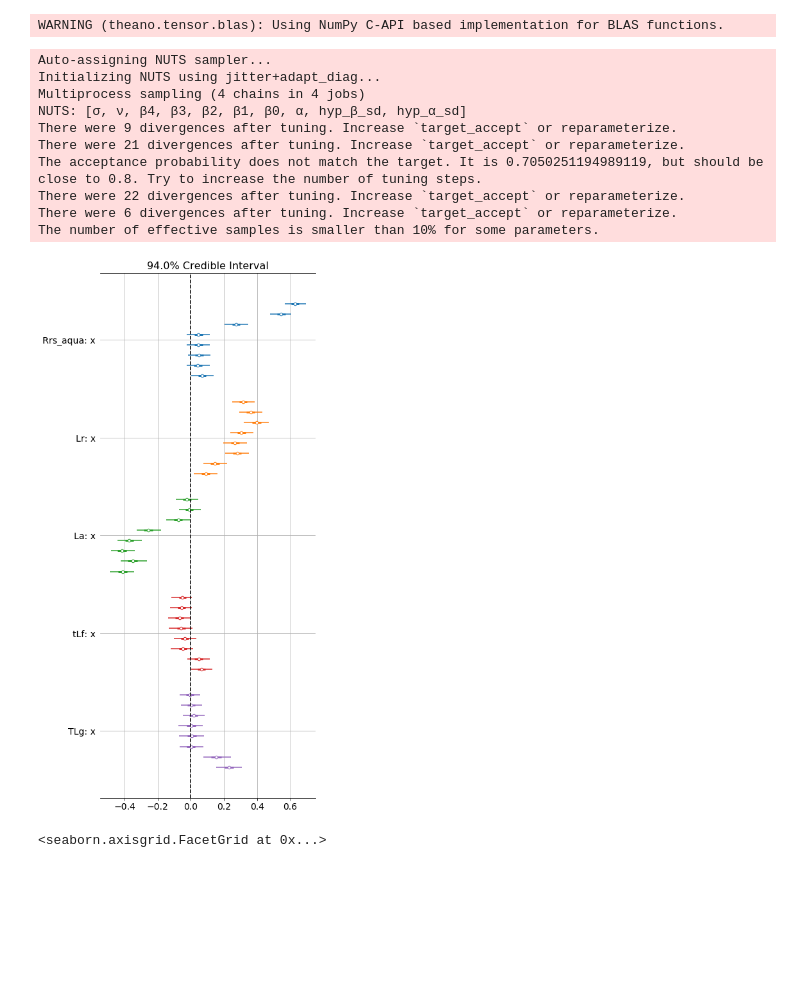
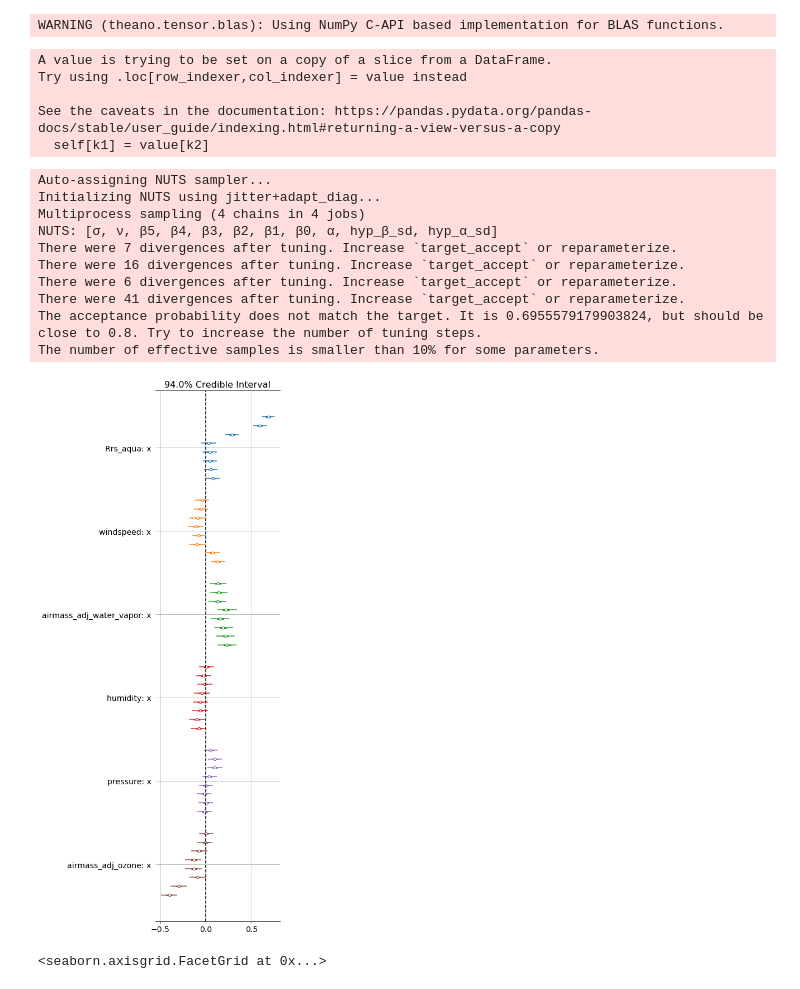
Before and after one commit to amiribr/moby_bias_analysis, a Jupyter notebook: moby_analysis_obs_aqua.ipynb, the cells around one changed output. Saved outputs shown, nothing was run; the diff lists cells and outputs as text; code cells hidden in the pictures; blank space fills up the shorter version.

Commit message:
airmass adjusted

```diff
--- a/moby_analysis_obs_aqua.ipynb
+++ b/moby_analysis_obs_aqua.ipynb
@@ -61,3 +59,22 @@ dfn = (ndf - ndf.mean())/ndf.std()
+# %%
+ndf = df.dropna()
+# ndf[Lt_names] = np.atleast_2d(fsol.values).T*ndf[Lt_names]
+# ndf[Lr_names] = np.atleast_2d(fsol.values).T*ndf[Lr_names]
+# ndf[La_names] = np.atleast_2d(fsol.values).T*ndf[La_names]
+# ndf[TLg_names] = np.atleast_2d(fsol.values).T*ndf[TLg_names]
+# ndf[tLf_names] = np.atleast_2d(fsol.values).T*ndf[tLf_names]
+
+airmass = 1/np.cos(np.deg2rad(ndf[solz_names])).values + 1/np.cos(np.deg2rad(ndf[senz_names])).values
+ndf[water_vapor_names] = airmass*ndf[water_vapor_names]
+ndf[ozone_names] = airmass*ndf[ozone_names]
+
+dfn = (ndf - ndf.mean())/ndf.std()
+# %% [output]
+A value is trying to be set on a copy of a slice from a DataFrame.
+Try using .loc[row_indexer,col_indexer] = value instead
+
+See the caveats in the documentation: https://pandas.pydata.org/pandas-docs/stable/user_guide/indexing.html#returning-a-view-versus-a-copy
+  self[k1] = value[k2]
 # %%
 indx = np.arange(0,len(wave))
 
@@ -72,7 +89,7 @@ with pm.Model() as pooled_model_ST_MLR:
     β2 = pm.Normal('β2', 0, sd=hyp_β_sd, shape=ndata)
     β3 = pm.Normal('β3', 0, sd=hyp_β_sd, shape=ndata)
     β4 = pm.Normal('β4', 0, sd=hyp_β_sd, shape=ndata)
-#     β5 = pm.Normal('β5', 0, sd=hyp_β_sd, shape=ndata)
+    β5 = pm.Normal('β5', 0, sd=hyp_β_sd, shape=ndata)
 
     # Model DOF
     ν = pm.Exponential('ν', 1/30)
@@ -86,15 +103,15 @@ with pm.Model() as pooled_model_ST_MLR:
 #     Rrs_est = α[indx] + β0[indx]*dfn[Rrs_mob_names] + β1[indx]*dfn[solz_names]  +\
 #                β2[indx]*dfn[senz_names] + β3[indx]*dfn[relaz_names]
 
-#     Rrs_est = α[indx] + β0[indx]*dfn[Rrs_mob_names] + β1[indx]*dfn[windspeed_names]  +\
-#                β2[indx]*dfn[water_vapor_names] + β3[indx]*dfn[humidity_names] +\
-#                β4[indx]*dfn[pressure_names] + β5[indx]*dfn[ozone_names]
+    Rrs_est = α[indx] + β0[indx]*dfn[Rrs_mob_names] + β1[indx]*dfn[windspeed_names]  +\
+               β2[indx]*dfn[water_vapor_names] + β3[indx]*dfn[humidity_names] +\
+               β4[indx]*dfn[pressure_names] + β5[indx]*dfn[ozone_names]
 
 #     Rrs_est = α[indx] + β0[indx]*dfn[Rrs_mob_names] + β1[indx]*dfn[angstrom_names]  +\
 #                β2[indx]*dfn[epsilon_names] + β3[indx]*dfn[aot_names]+ β4[indx]*dfn[polcor_names]
 
-    Rrs_est = α[indx] + β0[indx]*dfn[Rrs_mob_names] + β1[indx]*dfn[Lr_names]  +\
-               β2[indx]*dfn[La_names] + β3[indx]*dfn[tLf_names]+ β4[indx]*dfn[TLg_names]
+#     Rrs_est = α[indx] + β0[indx]*dfn[Rrs_mob_names] + β1[indx]*dfn[Lr_names]  +\
+#                β2[indx]*dfn[La_names] + β3[indx]*dfn[tLf_names]+ β4[indx]*dfn[TLg_names]
 
 #     Rrs_est = α[indx] + β0[indx]*dfn[Rrs_mob_names] + β1[indx]*dfn[tsol_names]  +\
 #                β2[indx]*dfn[tsen_names] + β3[indx]*dfn[tg_sol_names]+ β4[indx]*dfn[tg_sen_names]
@@ -109,40 +126,40 @@ with pooled_model_ST_MLR:
 Auto-assigning NUTS sampler...
 Initializing NUTS using jitter+adapt_diag...
 Multiprocess sampling (4 chains in 4 jobs)
-NUTS: [σ, ν, β4, β3, β2, β1, β0, α, hyp_β_sd, hyp_α_sd]
-There were 9 divergences after tuning. Increase `target_accept` or reparameterize.
-There were 21 divergences after tuning. Increase `target_accept` or reparameterize.
-The acceptance probability does not match the target. It is 0.7050251194989119, but should be close to 0.8. Try to increase the number of tuning steps.
-There were 22 divergences after tuning. Increase `target_accept` or reparameterize.
+NUTS: [σ, ν, β5, β4, β3, β2, β1, β0, α, hyp_β_sd, hyp_α_sd]
+There were 7 divergences after tuning. Increase `target_accept` or reparameterize.
+There were 16 divergences after tuning. Increase `target_accept` or reparameterize.
 There were 6 divergences after tuning. Increase `target_accept` or reparameterize.
+There were 41 divergences after tuning. Increase `target_accept` or reparameterize.
+The acceptance probability does not match the target. It is 0.6955579179903824, but should be close to 0.8. Try to increase the number of tuning steps.
 The number of effective samples is smaller than 10% for some parameters.
 # %%
 # mnames =  [ 'Rrs_aqua','brdf', 'windspeed', 'glint_coeff']
 # mnames =  ['Rrs_aqua','solz', 'senz', 'relaz']
-# mnames =  ['Rrs_aqua','windspeed', 'water_vapor', 'humidity', 'pressure', 'ozone']
+mnames =  ['Rrs_aqua','windspeed', 'airmass_adj_water_vapor', 'humidity', 'pressure', 'airmass_adj_ozone']
 # mnames =  ['Rrs_aqua','angstrom', 'epsilon', 'aot', 'polcor']
-mnames =  ['Rrs_aqua','Lr', 'La', 'tLf', 'TLg']
+# mnames =  ['Rrs_aqua','Lr', 'La', 'tLf', 'TLg']
 # mnames =  ['Rrs_aqua','tsol', 'tsen', 'Tgsol', 'Tgsen']
 
 
 ax = az.plot_forest([np.flipud(trace_hc_mlr['β0'].T), np.flipud(trace_hc_mlr['β1'].T),
                np.flipud(trace_hc_mlr['β2'].T), np.flipud(trace_hc_mlr['β3'].T)
                 ,np.flipud(trace_hc_mlr['β4'].T),
-#                      np.flipud(trace_hc_mlr['β5'].T)
+                     np.flipud(trace_hc_mlr['β5'].T)
                     ],
                model_names=mnames)
 
 # az.plot_forest([np.flipud(trace_hc_mlr['β0'].T), ], model_names=[ 'glint',])
 ax[0].axvline(0, color='k', ls='--');
 ax[0].grid()
 # plt.savefig('forest_plot_at_surface_aqua.pdf', dpi=300, bbox_inches='tight')
 # plt.savefig('forest_plot_geom_aqua.pdf', dpi=300, bbox_inches='tight')
 # plt.savefig('forest_plot_ancillary_data_aqua.pdf', dpi=300, bbox_inches='tight')
 # plt.savefig('forest_plot_aerosol_aqua.pdf', dpi=300, bbox_inches='tight')
-plt.savefig('forest_plot_radiances_aqua.pdf', dpi=300, bbox_inches='tight')
+# plt.savefig('forest_plot_radiances_aqua.pdf', dpi=300, bbox_inches='tight')
 # plt.savefig('forest_plot_transmittances.pdf', dpi=300, bbox_inches='tight')
 # %% [output]
-[figure, old version]
+[figure, new version]
 # %%
 sns.lmplot('Rrs_aqua_488', 'Lr_488', dfn, ci=100)
 # plt.xlim([0,0.01])
```
Also changed, not shown: parts of 13 cells of this notebook, 2 other files.
